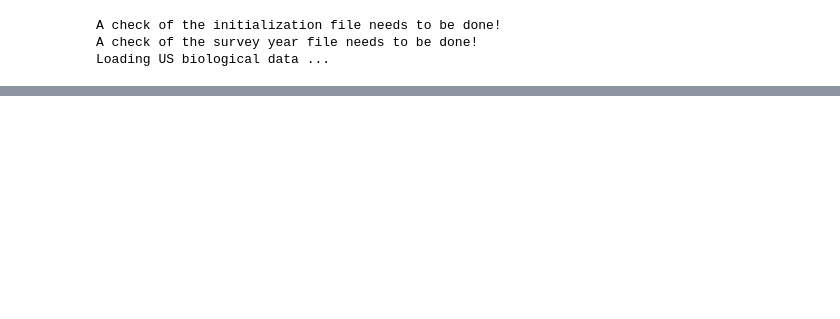
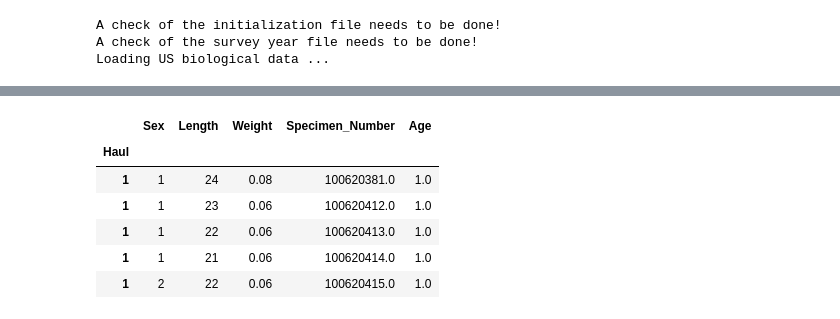
Before and after one commit to OSOceanAcoustics/echopop, a Jupyter notebook: proto_typing.ipynb, the cells around one changed output, grey strips where cells are left out. Cells and saved outputs as stored; diff of their text form; code cells hidden in the pictures; blank space fills up the shorter version.

```diff
--- a/proto_typing.ipynb
+++ b/proto_typing.ipynb
@@ -113,7 +141,15 @@ series_haul_pad = series_haul.apply(lambda x: np.vstack((x, np.nan*np.ones((max_
 # df = epro_2019.process_length_data(out, 0)
 # df.head()
 # %%
-# epro_2019.specimen_df
+epro_2019.specimen_df.head()
+# %% [output]
+|  | Sex | Length | Weight | Specimen_Number | Age |
+| Haul |  |  |  |  |  |
+| 1 | 1 | 24 | 0.08 | 100620381.0 | 1.0 |
+| 1 | 1 | 23 | 0.06 | 100620412.0 | 1.0 |
+| 1 | 1 | 22 | 0.06 | 100620413.0 | 1.0 |
+| 1 | 1 | 21 | 0.06 | 100620414.0 | 1.0 |
+| 1 | 2 | 22 | 0.06 | 100620415.0 | 1.0 |
 # %%
 # specimen_ds = epro_2019.specimen_df.to_xarray()
 # %%
```
Also changed, not shown: parts of 25 cells of this notebook, 2 other files.
